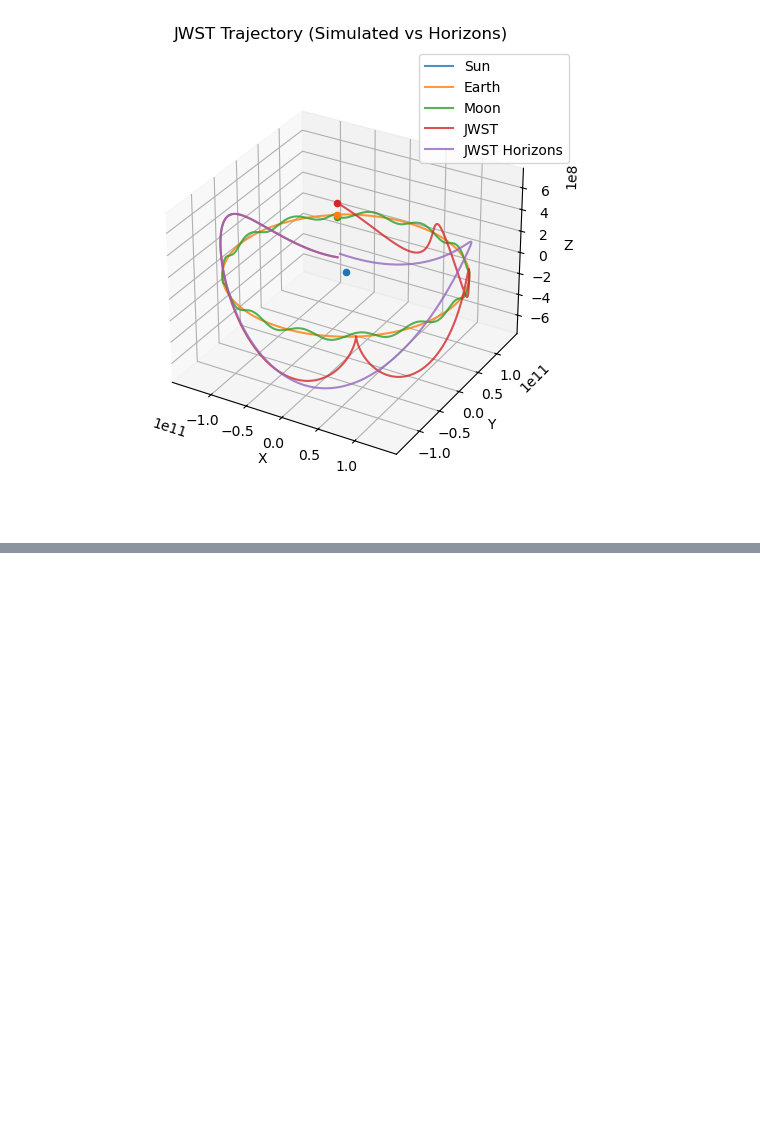
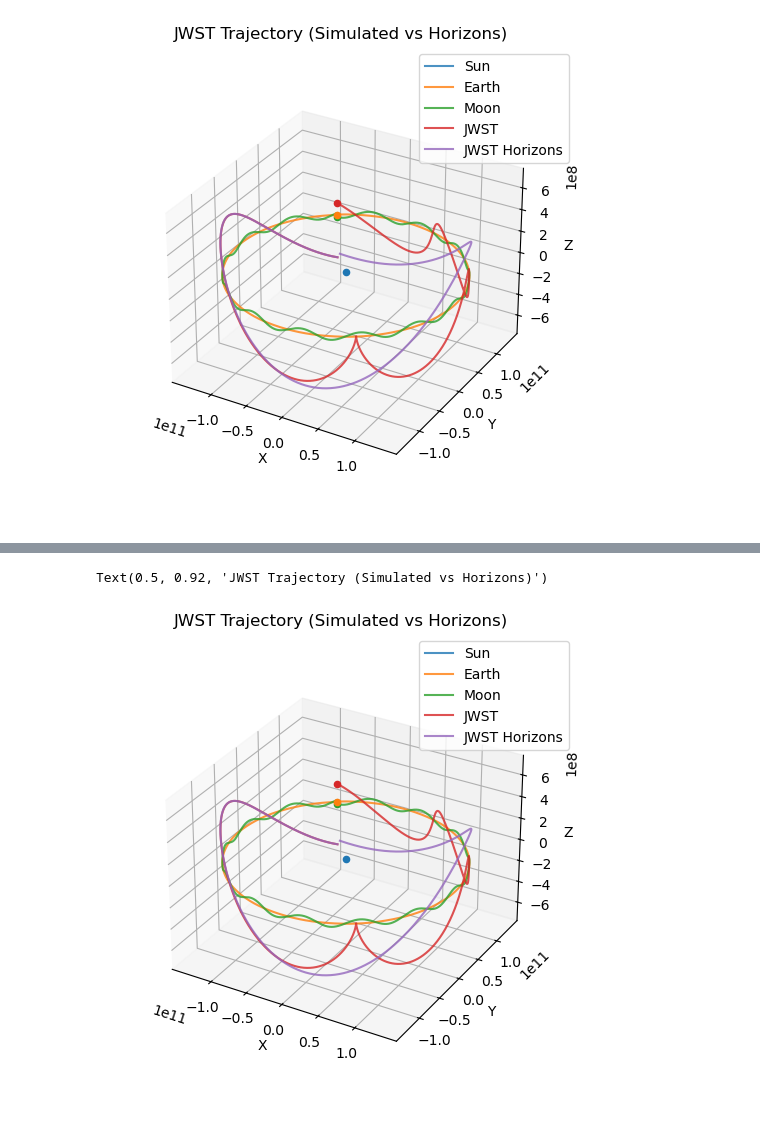
Before and after one commit to salty511/gravitational-sim, a Jupyter notebook: main.ipynb, the cells around one changed output, grey strips where cells are left out. Cells and saved outputs as stored; diff of their text form; code cells hidden in the pictures; blank space fills up the shorter version.

```diff
--- a/main.ipynb
+++ b/main.ipynb
@@ -733,3 +782,61 @@ Text(0.5, 0.92, 'JWST Trajectory (Simulated vs Horizons)')
+# %%
+t = 1 * 365 * day_s
+dt = 0.1 * day_s
+
+plt_pos, N = run_sim_cpu_adaptive(
+	bodies=bodies,
+	t_max=t,
+	dt_init=dt,
+	tol=4e-4,
+)
+
+with open("data/jwst_true_v", "rb") as fp:
+	jwst_true_v = pickle.load(fp)
+
+# Plotting the results
+fig = plt.figure(figsize=(8, 5))
+ax = fig.add_subplot(projection='3d')
+
+# Plot the Sun
+ax.plot(plt_pos[:, 0, 0], plt_pos[:, 0, 1], plt_pos[:, 0, 2], alpha=0.8, label=bodies[0].name)
+ax.scatter(plt_pos[-1, 0, 0], plt_pos[-1, 0, 1], plt_pos[-1, 0, 2], marker="o")
+
+
+# Plot the Earth
+ax.plot(plt_pos[:, 3, 0], plt_pos[:, 3, 1], plt_pos[:, 3, 2], alpha=0.8, label=bodies[3].name)
+ax.scatter(plt_pos[-1, 3, 0], plt_pos[-1, 3, 1], plt_pos[-1, 3, 2], marker="o")
+
+# Plot the Moon
+ax.plot(plt_pos[:, -1, 0], plt_pos[:, -1, 1], plt_pos[:, -1, 2], alpha=0.8, label='Moon')
+ax.scatter(plt_pos[-1, -1, 0], plt_pos[-1, -1, 1], plt_pos[-1, -1, 2], marker="o")
+
+# Plot JWST with full opacity
+ax.plot(plt_pos[:, -2, 0], plt_pos[:, -2, 1], plt_pos[:, -2, 2], alpha=0.8, label='JWST')
+ax.scatter(plt_pos[-1, -2, 0], plt_pos[-1, -2, 1], plt_pos[-1, -2, 2], marker="o")
+
+jwst_data_plot_xyz = np.zeros((len(jwst_true_v), 3))
+
+for i in range(len(jwst_true_v)):
+	jwst_data_plot_xyz[i, 0] = jwst_true_v[i]["x"].data.data[0]
+	jwst_data_plot_xyz[i, 1] = jwst_true_v[i]["y"].data.data[0]
+	jwst_data_plot_xyz[i, 2] = jwst_true_v[i]["z"].data.data[0]
+
+ax.plot(jwst_data_plot_xyz[:, 0] * AU, jwst_data_plot_xyz[:, 1] * AU, jwst_data_plot_xyz[:, 2] * AU, alpha=0.8, label='JWST Horizons')
+
+ax.set_box_aspect(None, zoom=0.85)
+limits = [1, 1, 0.005]
+ax.set(xlim3d=(-limits[0] * AU, limits[0] * AU), xlabel="X")
+ax.set(ylim3d=(-limits[1] * AU, limits[1] * AU), ylabel="Y")
+ax.set(
+    zlim3d=(-limits[2] * AU, limits[2] * AU),
+    zlabel="Z",
+)
+ax.legend()
+fig.tight_layout()
+ax.set_title('JWST Trajectory (Simulated vs Horizons)')
+# %% [output]
+Text(0.5, 0.92, 'JWST Trajectory (Simulated vs Horizons)')
+[figure, added]
 # %% [markdown]
 ## Conclusion
 
```
Also changed, not shown: parts of 19 cells of this notebook, 3 other files.
